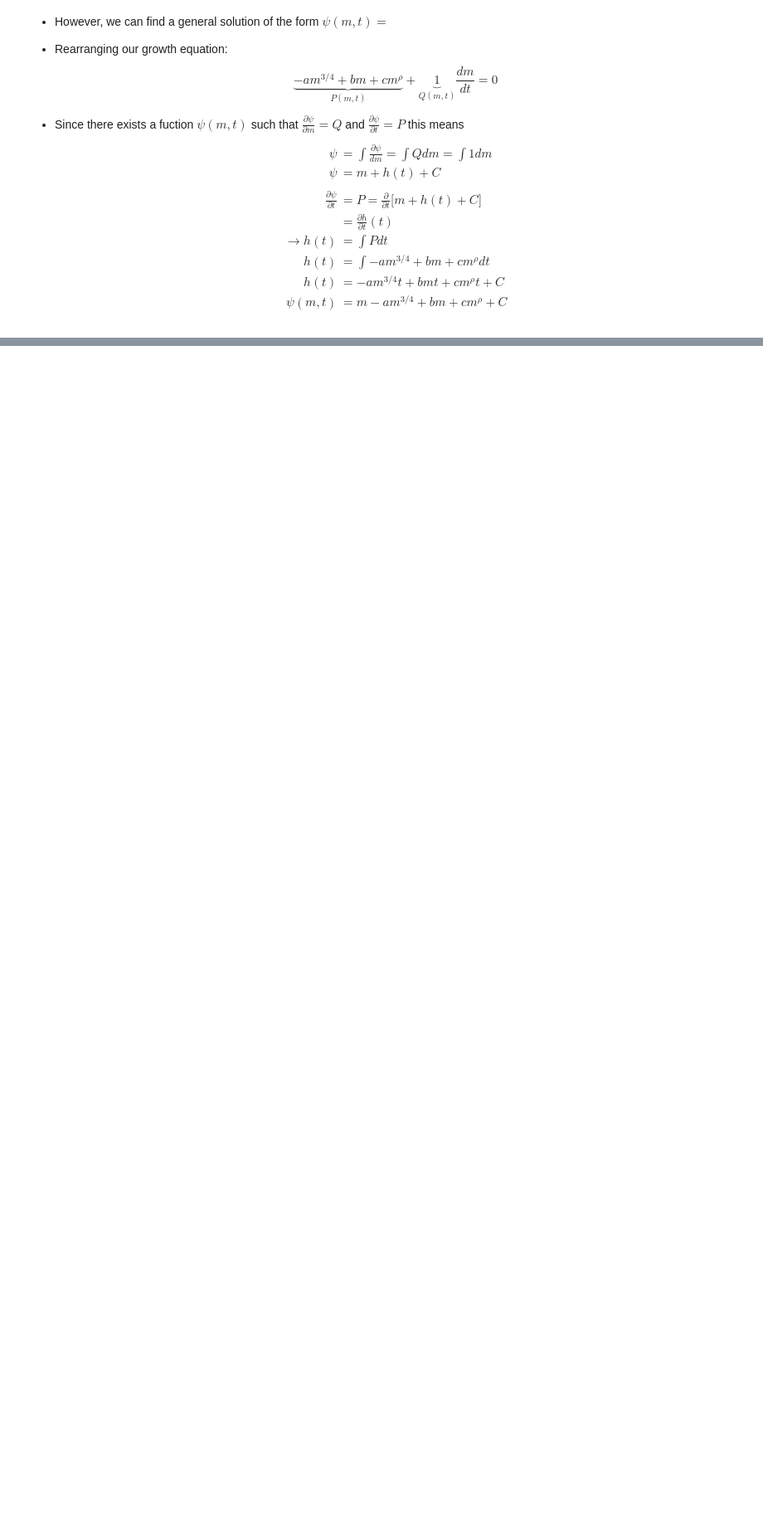
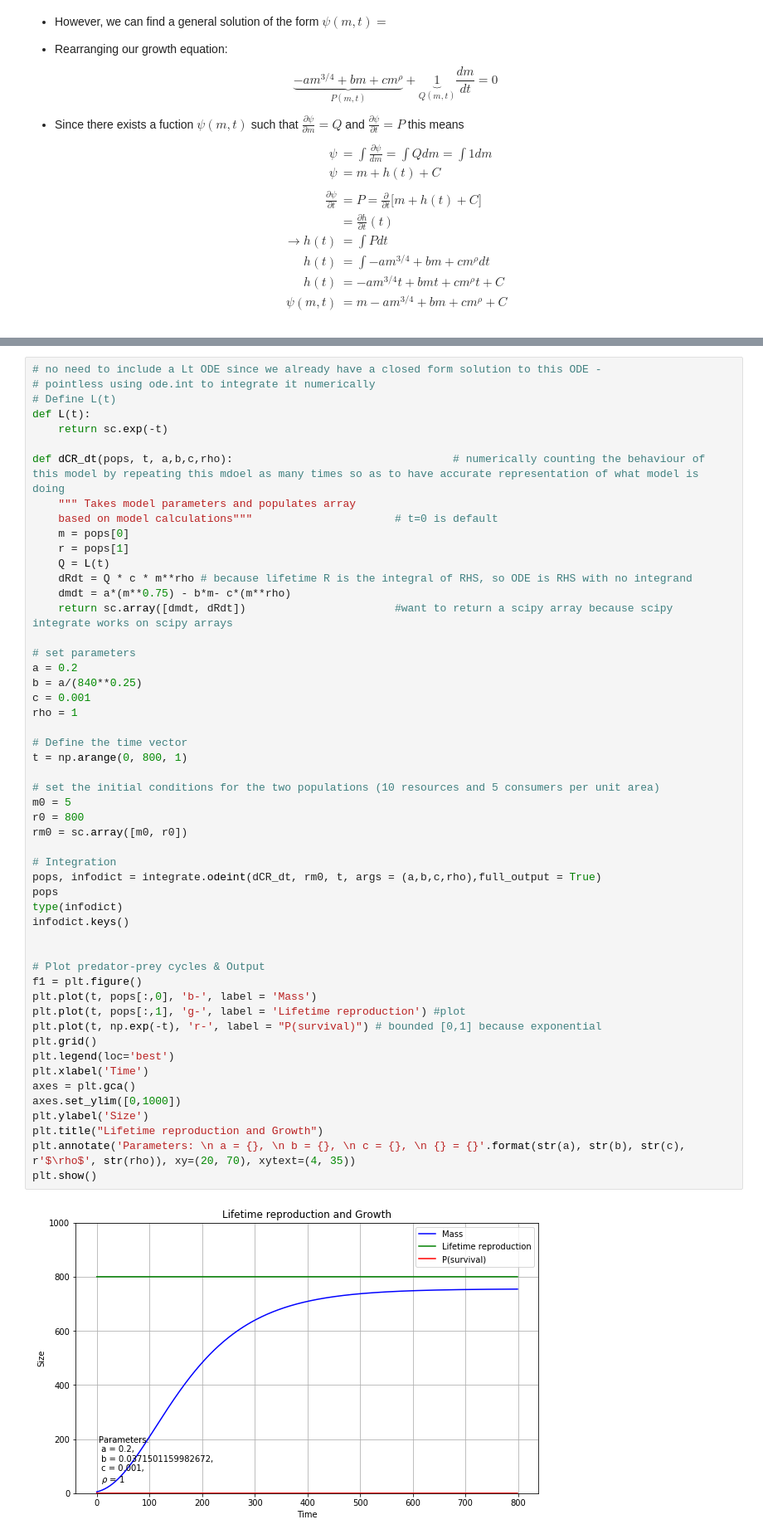
Before and after one commit to lvassor/HyperallometricFecundity, a Jupyter notebook: Code/ontogenetic_growth.ipynb, the cells around one changed output, grey strips where cells are left out. Shown: that part at 83% size. Drawn from its saved outputs; the diff is of its cells as text; blank space fills up the shorter version.

```diff
--- a/Code/ontogenetic_growth.ipynb
+++ b/Code/ontogenetic_growth.ipynb
@@ -512,3 +501,57 @@ def dRLm_dt(distro_values, t=0, rho):
+# %%
+# no need to include a Lt ODE since we already have a closed form solution to this ODE -
+# pointless using ode.int to integrate it numerically
+# Define L(t)
+def L(t):
+    return sc.exp(-t)
+
+def dCR_dt(pops, t, a,b,c,rho):                                  # numerically counting the behaviour of this model by repeating this mdoel as many times so as to have accurate representation of what model is doing
+    """ Takes model parameters and populates array
+    based on model calculations"""                      # t=0 is default
+    m = pops[0]
+    r = pops[1]
+    Q = L(t)
+    dRdt = Q * c * m**rho # because lifetime R is the integral of RHS, so ODE is RHS with no integrand
+    dmdt = a*(m**0.75) - b*m- c*(m**rho)
+    return sc.array([dmdt, dRdt])                       #want to return a scipy array because scipy integrate works on scipy arrays
+
+# set parameters
+a = 0.2
+b = a/(840**0.25)
+c = 0.001
+rho = 1
+
+# Define the time vector
+t = np.arange(0, 800, 1)
+
+# set the initial conditions for the two populations (10 resources and 5 consumers per unit area)
+m0 = 5
+r0 = 800
+rm0 = sc.array([m0, r0])
+
+# Integration
+pops, infodict = integrate.odeint(dCR_dt, rm0, t, args = (a,b,c,rho),full_output = True)
+pops
+type(infodict)
+infodict.keys()
+
+
+# Plot predator-prey cycles & Output
+f1 = plt.figure()
+plt.plot(t, pops[:,0], 'b-', label = 'Mass')
+plt.plot(t, pops[:,1], 'g-', label = 'Lifetime reproduction') #plot
+plt.plot(t, np.exp(-t), 'r-', label = "P(survival)") # bounded [0,1] because exponential
+plt.grid()
+plt.legend(loc='best')
+plt.xlabel('Time')
+axes = plt.gca()
+axes.set_ylim([0,1000])
+plt.ylabel('Size')
+plt.title("Lifetime reproduction and Growth")
+plt.annotate('Parameters: \n a = {}, \n b = {}, \n c = {}, \n {} = {}'.format(str(a), str(b), str(c), r'$\rho$', str(rho)), xy=(20, 70), xytext=(4, 35))
+plt.show()
+# %% [output]
+[figure, added]
 # %% [markdown]
 ### The Kozłowski Model
 
```
Also changed, not shown: parts of 5 cells of this notebook, 1 other file.
